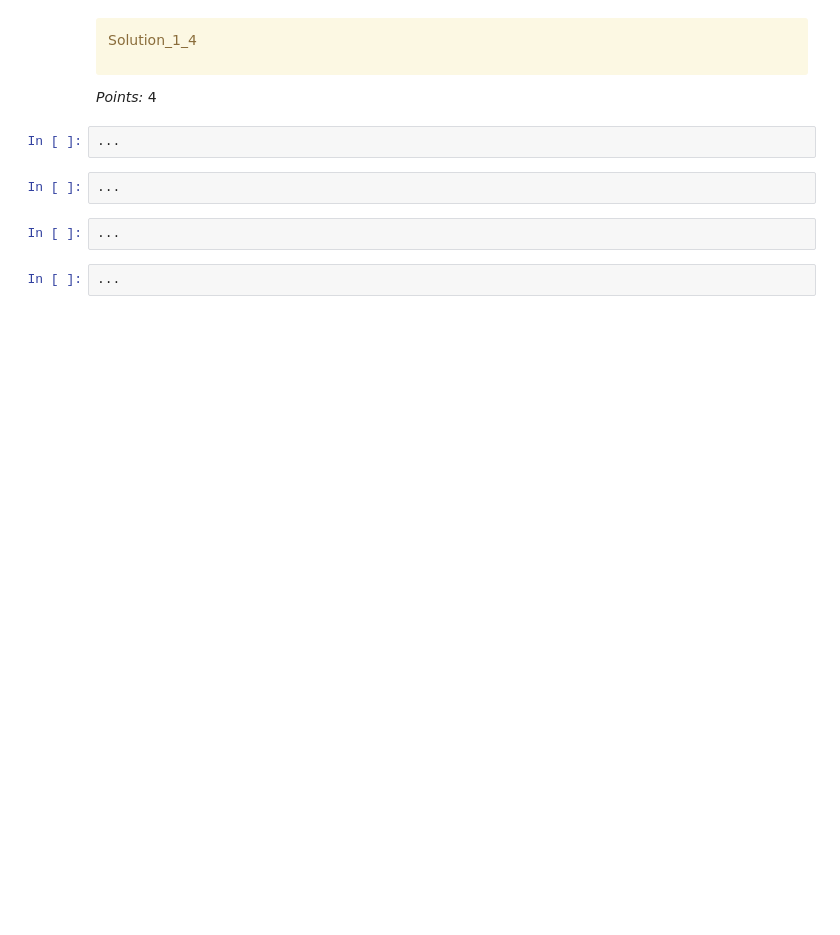
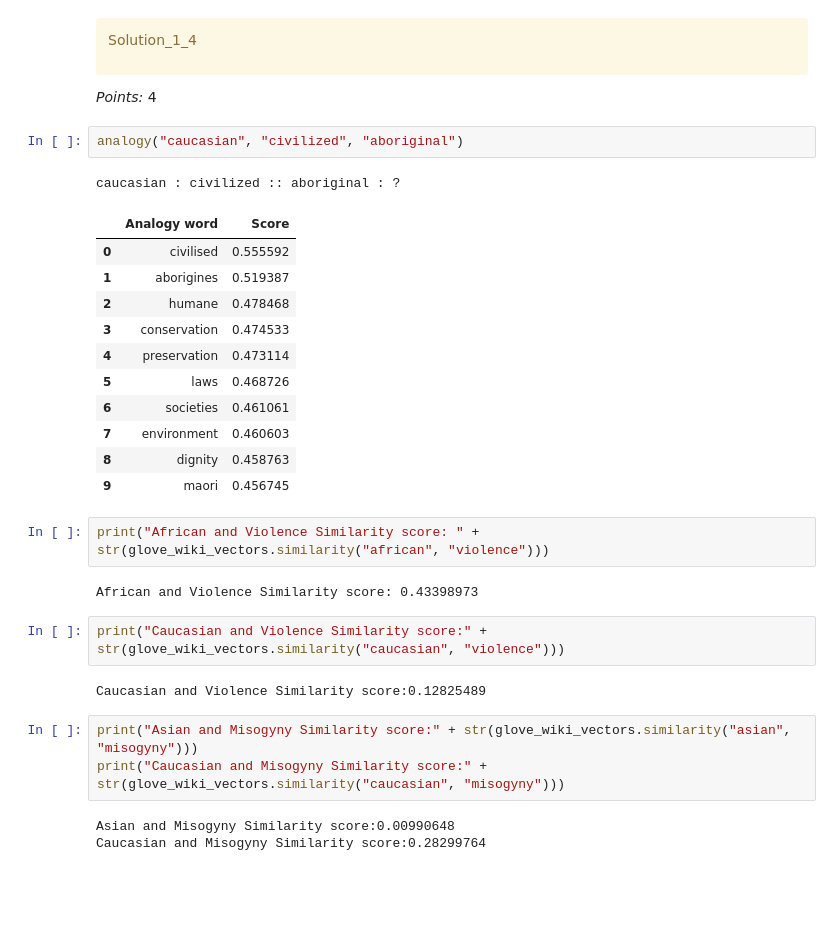
Before and after one commit to ram-mashruwala/330_hw7, a Jupyter notebook: hw7.ipynb, the cells around one changed output. Drawn from its saved outputs; the diff is of its cells as text; blank space fills up the shorter version.

```diff
--- a/hw7.ipynb
+++ b/hw7.ipynb
@@ -335,13 +353,34 @@ Solution_1_4
 
 _Points:_ 4
 # %%
-...
+analogy("caucasian", "civilized", "aboriginal")
+# %% [output]
+caucasian : civilized :: aboriginal : ?
+|  | Analogy word | Score |
+| 0 | civilised | 0.555592 |
+| 1 | aborigines | 0.519387 |
+| 2 | humane | 0.478468 |
+| 3 | conservation | 0.474533 |
+| 4 | preservation | 0.473114 |
+| 5 | laws | 0.468726 |
+| 6 | societies | 0.461061 |
+| 7 | environment | 0.460603 |
+| 8 | dignity | 0.458763 |
+| 9 | maori | 0.456745 |
 # %%
-...
+print("African and Violence Similarity score: " + str(glove_wiki_vectors.similarity("african", "violence")))
+# %% [output]
+African and Violence Similarity score: 0.43398973
 # %%
-...
+print("Caucasian and Violence Similarity score:" + str(glove_wiki_vectors.similarity("caucasian", "violence")))
+# %% [output]
+Caucasian and Violence Similarity score:0.12825489
 # %%
-...
+print("Asian and Misogyny Similarity score:" + str(glove_wiki_vectors.similarity("asian", "misogyny")))
+print("Caucasian and Misogyny Similarity score:" + str(glove_wiki_vectors.similarity("caucasian", "misogyny")))
+# %% [output]
+Asian and Misogyny Similarity score:0.00990648
+Caucasian and Misogyny Similarity score:0.28299764
 # %% [markdown]
 <!-- END QUESTION -->
 
```
Also changed, not shown: parts of 10 cells of this notebook, 1 other file.
